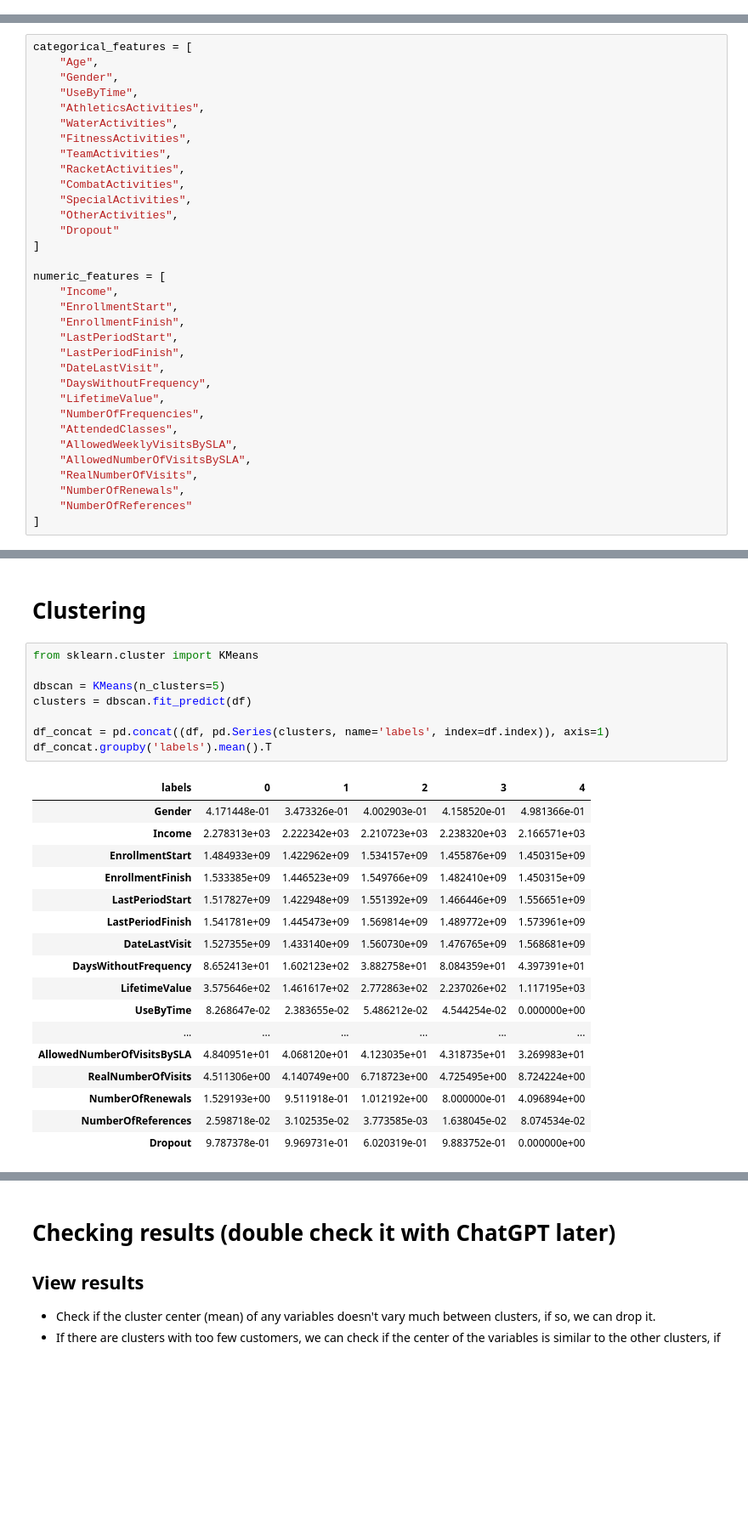
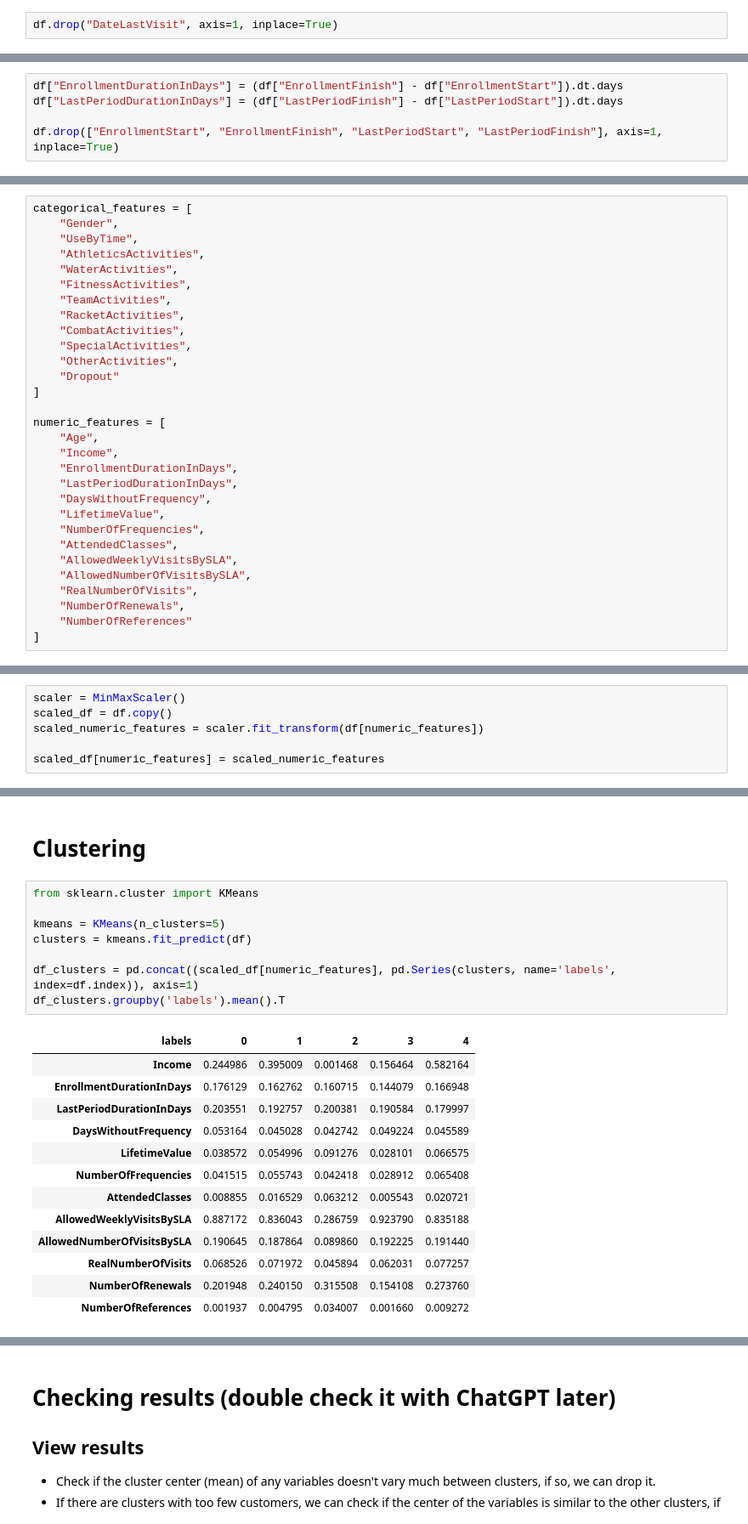
Before and after one commit to carlos-rodrigues75/MDSAA-NOVA-IMS, a Jupyter notebook: data_mining/project/DM2324_Group75.ipynb, the cells around one changed output, grey strips where cells are left out. Shown at 85% size. Cells and saved outputs as stored; diff of their text form; blank space fills up the shorter version.

```diff
--- a/data_mining/project/DM2324_Group75.ipynb
+++ b/data_mining/project/DM2324_Group75.ipynb
@@ -80,0 +94,2 @@ df["DateLastVisit"] = (pd.to_datetime(df["DateLastVisit"]) - pd.Timestamp("1970-
+# %%
+df.drop("DateLastVisit", axis=1, inplace=True)
@@ -81,3 +99,8 @@ df["DateLastVisit"] = (pd.to_datetime(df["DateLastVisit"]) - pd.Timestamp("1970-
+# %%
+df["EnrollmentDurationInDays"] = (df["EnrollmentFinish"] - df["EnrollmentStart"]).dt.days
+df["LastPeriodDurationInDays"] = (df["LastPeriodFinish"] - df["LastPeriodStart"]).dt.days
+
+df.drop(["EnrollmentStart", "EnrollmentFinish", "LastPeriodStart", "LastPeriodFinish"], axis=1, inplace=True)
 # %% [markdown]
 The gender column is also being represented as "object" and should be categorical.
 # %%
@@ -99,7 +122,6 @@ columns_to_drop = [
 df.drop(columns_to_drop, axis=1, inplace=True)
 # %%
 categorical_features = [
-    "Age",
     "Gender",
     "UseByTime",
     "AthleticsActivities",
@@ -114,12 +136,10 @@ categorical_features = [
 ]
 
 numeric_features = [
+    "Age",
     "Income",
-    "EnrollmentStart",
-    "EnrollmentFinish",
-    "LastPeriodStart",
-    "LastPeriodFinish",
-    "DateLastVisit",
+    "EnrollmentDurationInDays",
+    "LastPeriodDurationInDays",
     "DaysWithoutFrequency",
     "LifetimeValue",
     "NumberOfFrequencies",
@@ -203,3 +223,9 @@ TODO:
+# %%
+scaler = MinMaxScaler()
+scaled_df = df.copy()
+scaled_numeric_features = scaler.fit_transform(df[numeric_features])
+
+scaled_df[numeric_features] = scaled_numeric_features
 # %% [markdown]
 # <span style="color:red">WE NEED TO DO MORE PREPROCESSING AFTER CLUSTERING</span>
 # %% [markdown]
@@ -207,26 +233,22 @@ TODO:
 # %%
 from sklearn.cluster import KMeans
 
-dbscan = KMeans(n_clusters=5)
-clusters = dbscan.fit_predict(df)
+kmeans = KMeans(n_clusters=5)
+clusters = kmeans.fit_predict(df)
 
-df_concat = pd.concat((df, pd.Series(clusters, name='labels', index=df.index)), axis=1)
-df_concat.groupby('labels').mean().T
+df_clusters = pd.concat((scaled_df[numeric_features], pd.Series(clusters, name='labels', index=df.index)), axis=1)
+df_clusters.groupby('labels').mean().T
 # %% [output]
 | labels | 0 | 1 | 2 | 3 | 4 |
-| Gender | 4.171448e-01 | 3.473326e-01 | 4.002903e-01 | 4.158520e-01 | 4.981366e-01 |
-| Income | 2.278313e+03 | 2.222342e+03 | 2.210723e+03 | 2.238320e+03 | 2.166571e+03 |
-| EnrollmentStart | 1.484933e+09 | 1.422962e+09 | 1.534157e+09 | 1.455876e+09 | 1.450315e+09 |
-| EnrollmentFinish | 1.533385e+09 | 1.446523e+09 | 1.549766e+09 | 1.482410e+09 | 1.450315e+09 |
-| LastPeriodStart | 1.517827e+09 | 1.422948e+09 | 1.551392e+09 | 1.466446e+09 | 1.556651e+09 |
-| LastPeriodFinish | 1.541781e+09 | 1.445473e+09 | 1.569814e+09 | 1.489772e+09 | 1.573961e+09 |
-| DateLastVisit | 1.527355e+09 | 1.433140e+09 | 1.560730e+09 | 1.476765e+09 | 1.568681e+09 |
-| DaysWithoutFrequency | 8.652413e+01 | 1.602123e+02 | 3.882758e+01 | 8.084359e+01 | 4.397391e+01 |
-| LifetimeValue | 3.575646e+02 | 1.461617e+02 | 2.772863e+02 | 2.237026e+02 | 1.117195e+03 |
-| UseByTime | 8.268647e-02 | 2.383655e-02 | 5.486212e-02 | 4.544254e-02 | 0.000000e+00 |
-| ... | ... | ... | ... | ... | ... |
-| AllowedNumberOfVisitsBySLA | 4.840951e+01 | 4.068120e+01 | 4.123035e+01 | 4.318735e+01 | 3.269983e+01 |
-| RealNumberOfVisits | 4.511306e+00 | 4.140749e+00 | 6.718723e+00 | 4.725495e+00 | 8.724224e+00 |
-| NumberOfRenewals | 1.529193e+00 | 9.511918e-01 | 1.012192e+00 | 8.000000e-01 | 4.096894e+00 |
-| NumberOfReferences | 2.598718e-02 | 3.102535e-02 | 3.773585e-03 | 1.638045e-02 | 8.074534e-02 |
-| Dropout | 9.787378e-01 | 9.969731e-01 | 6.020319e-01 | 9.883752e-01 | 0.000000e+00 |
+| Income | 0.244986 | 0.395009 | 0.001468 | 0.156464 | 0.582164 |
+| EnrollmentDurationInDays | 0.176129 | 0.162762 | 0.160715 | 0.144079 | 0.166948 |
+| LastPeriodDurationInDays | 0.203551 | 0.192757 | 0.200381 | 0.190584 | 0.179997 |
+| DaysWithoutFrequency | 0.053164 | 0.045028 | 0.042742 | 0.049224 | 0.045589 |
+| LifetimeValue | 0.038572 | 0.054996 | 0.091276 | 0.028101 | 0.066575 |
+| NumberOfFrequencies | 0.041515 | 0.055743 | 0.042418 | 0.028912 | 0.065408 |
+| AttendedClasses | 0.008855 | 0.016529 | 0.063212 | 0.005543 | 0.020721 |
+| AllowedWeeklyVisitsBySLA | 0.887172 | 0.836043 | 0.286759 | 0.923790 | 0.835188 |
+| AllowedNumberOfVisitsBySLA | 0.190645 | 0.187864 | 0.089860 | 0.192225 | 0.191440 |
+| RealNumberOfVisits | 0.068526 | 0.071972 | 0.045894 | 0.062031 | 0.077257 |
+| NumberOfRenewals | 0.201948 | 0.240150 | 0.315508 | 0.154108 | 0.273760 |
+| NumberOfReferences | 0.001937 | 0.004795 | 0.034007 | 0.001660 | 0.009272 |
```
Also changed, not shown: parts of 12 cells of this notebook.
